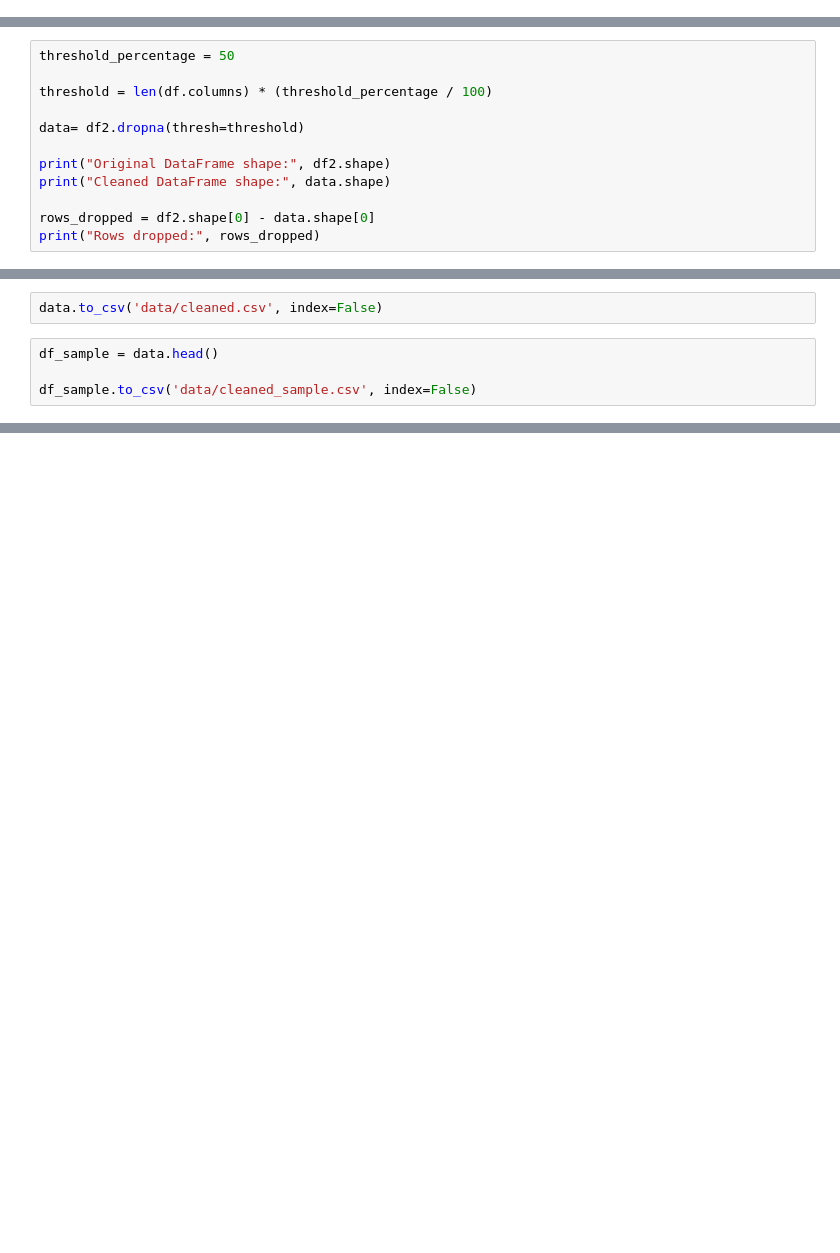
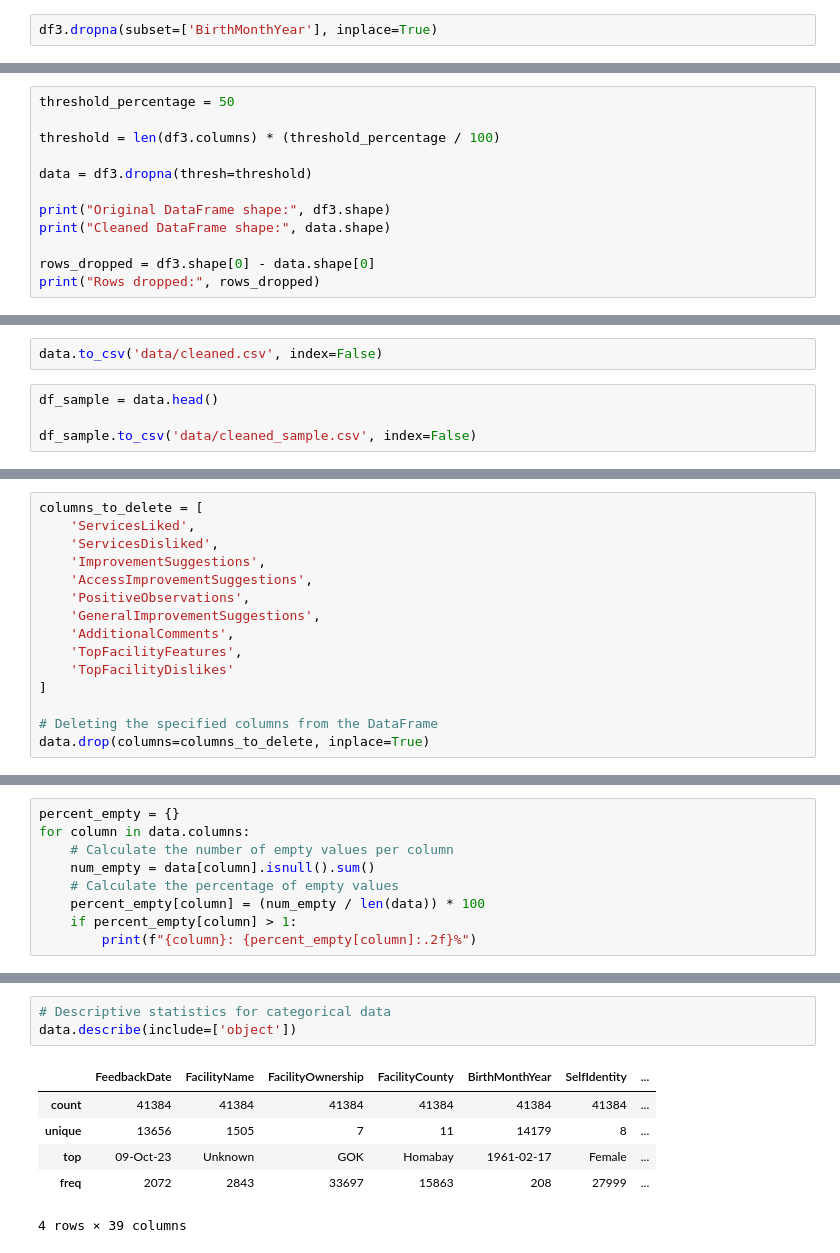
Before and after one commit to ogambamaria/clm_app, a Jupyter notebook: clm_app.ipynb, the cells around one changed output, grey strips where cells are left out. Saved outputs shown, nothing was run; the diff lists cells and outputs as text; blank space fills up the shorter version.

```diff
--- a/clm_app.ipynb
+++ b/clm_app.ipynb
@@ -265,0 +279,2 @@ df2 = remove_trailing_semicolons(df, columns_to_clean)
+# %%
+df3.dropna(subset=['BirthMonthYear'], inplace=True)
@@ -266,13 +299,13 @@ df2 = remove_trailing_semicolons(df, columns_to_clean)
 # %%
 threshold_percentage = 50
 
-threshold = len(df.columns) * (threshold_percentage / 100)
+threshold = len(df3.columns) * (threshold_percentage / 100)
 
-data= df2.dropna(thresh=threshold)
+data = df3.dropna(thresh=threshold)
 
-print("Original DataFrame shape:", df2.shape)
+print("Original DataFrame shape:", df3.shape)
 print("Cleaned DataFrame shape:", data.shape)
 
-rows_dropped = df2.shape[0] - data.shape[0]
+rows_dropped = df3.shape[0] - data.shape[0]
 print("Rows dropped:", rows_dropped)
 # %% [output]
@@ -305,0 +377,15 @@ fig.show()
+# %%
+columns_to_delete = [
+    'ServicesLiked',
+    'ServicesDisliked',
+    'ImprovementSuggestions',
+    'AccessImprovementSuggestions',
+    'PositiveObservations',
+    'GeneralImprovementSuggestions',
+    'AdditionalComments',
+    'TopFacilityFeatures',
+    'TopFacilityDislikes'
+]
+
+# Deleting the specified columns from the DataFrame
+data.drop(columns=columns_to_delete, inplace=True)
@@ -305,0 +397,9 @@ fig.show()
+# %%
+percent_empty = {}
+for column in data.columns:
+    # Calculate the number of empty values per column
+    num_empty = data[column].isnull().sum()
+    # Calculate the percentage of empty values
+    percent_empty[column] = (num_empty / len(data)) * 100
+    if percent_empty[column] > 1:
+        print(f"{column}: {percent_empty[column]:.2f}%")
@@ -305,0 +510,10 @@ fig.show()
+# %%
+# Descriptive statistics for categorical data
+data.describe(include=['object'])
+# %% [output]
+|  | FeedbackDate | FacilityName | FacilityOwnership | FacilityCounty | BirthMonthYear | SelfIdentity | ... |
+| count | 41384 | 41384 | 41384 | 41384 | 41384 | 41384 | ... |
+| unique | 13656 | 1505 | 7 | 11 | 14179 | 8 | ... |
+| top | 09-Oct-23 | Unknown | GOK | Homabay | 1961-02-17 | Female | ... |
+| freq | 2072 | 2843 | 33697 | 15863 | 208 | 27999 | ... |
+4 rows × 39 columns
```
Also changed, not shown: parts of 20 cells of this notebook, 8 other files.
